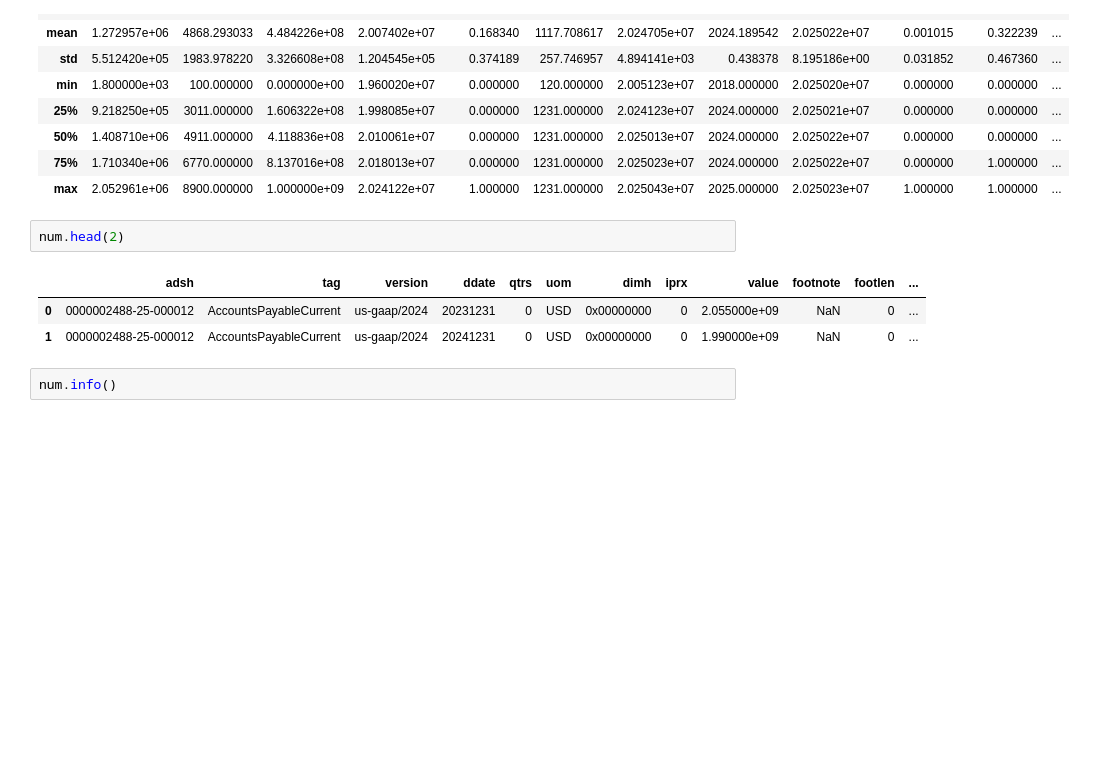
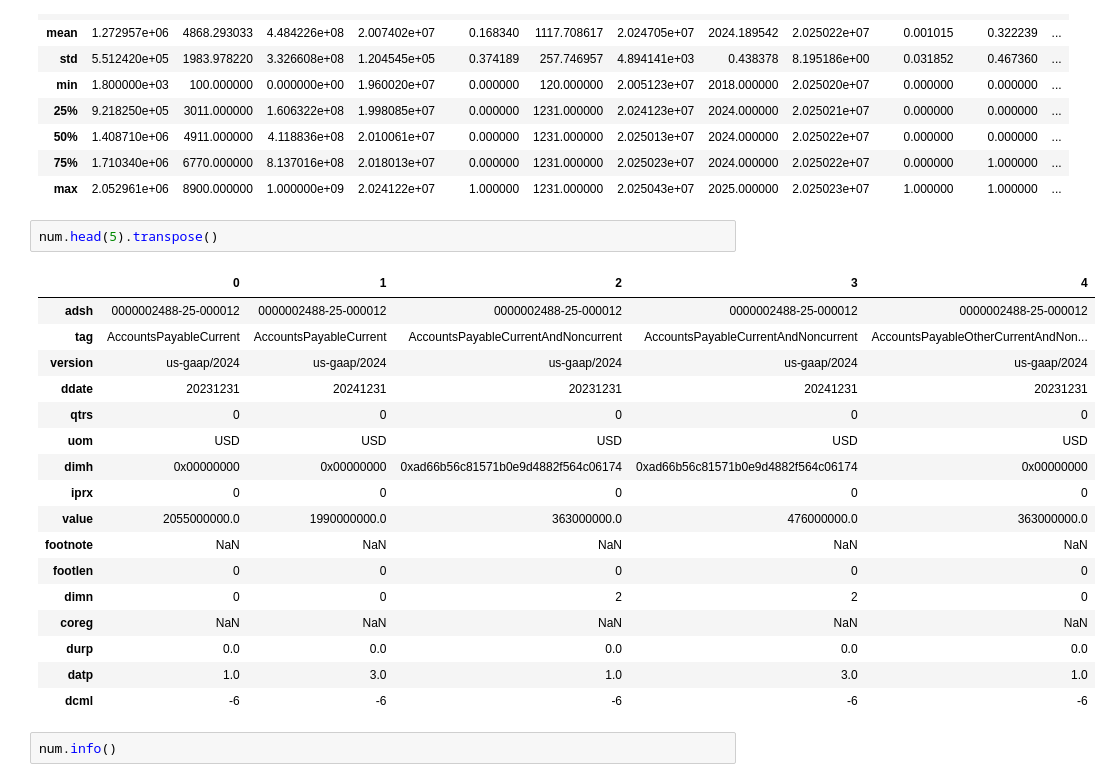
Before and after one commit to NataliaStekolnikova/credit-analysis-dashboard, a Jupyter notebook: notebooks/extracting-financial-10-k-reports-via-sec-edgar-db.ipynb, the cells around one changed output. Saved outputs shown, nothing was run; the diff lists cells and outputs as text; blank space fills up the shorter version.

```diff
--- a/notebooks/extracting-financial-10-k-reports-via-sec-edgar-db.ipynb
+++ b/notebooks/extracting-financial-10-k-reports-via-sec-edgar-db.ipynb
@@ -175,11 +175,25 @@ sub.describe()
 | 75% | 1.710340e+06 | 6770.000000 | 8.137016e+08 | 2.018013e+07 | 0.000000 | 1231.000000 | 2.025023e+07 | 2024.000000 | 2.025022e+07 | 0.000000 | 1.000000 | ... |
 | max | 2.052961e+06 | 8900.000000 | 1.000000e+09 | 2.024122e+07 | 1.000000 | 1231.000000 | 2.025043e+07 | 2025.000000 | 2.025023e+07 | 1.000000 | 1.000000 | ... |
 # %%
-num.head(2)
+num.head(5).transpose()
 # %% [output]
-|  | adsh | tag | version | ddate | qtrs | uom | dimh | iprx | value | footnote | footlen | ... |
-| 0 | 0000002488-25-000012 | AccountsPayableCurrent | us-gaap/2024 | 20231231 | 0 | USD | 0x00000000 | 0 | 2.055000e+09 | NaN | 0 | ... |
-| 1 | 0000002488-25-000012 | AccountsPayableCurrent | us-gaap/2024 | 20241231 | 0 | USD | 0x00000000 | 0 | 1.990000e+09 | NaN | 0 | ... |
+|  | 0 | 1 | 2 | 3 | 4 |
+| adsh | 0000002488-25-000012 | 0000002488-25-000012 | 0000002488-25-000012 | 0000002488-25-000012 | 0000002488-25-000012 |
+| tag | AccountsPayableCurrent | AccountsPayableCurrent | AccountsPayableCurrentAndNoncurrent | AccountsPayableCurrentAndNoncurrent | AccountsPayableOtherCurrentAndNon... |
+| version | us-gaap/2024 | us-gaap/2024 | us-gaap/2024 | us-gaap/2024 | us-gaap/2024 |
+| ddate | 20231231 | 20241231 | 20231231 | 20241231 | 20231231 |
+| qtrs | 0 | 0 | 0 | 0 | 0 |
+| uom | USD | USD | USD | USD | USD |
+| dimh | 0x00000000 | 0x00000000 | 0xad66b56c81571b0e9d4882f564c06174 | 0xad66b56c81571b0e9d4882f564c06174 | 0x00000000 |
+| iprx | 0 | 0 | 0 | 0 | 0 |
+| value | 2055000000.0 | 1990000000.0 | 363000000.0 | 476000000.0 | 363000000.0 |
+| footnote | NaN | NaN | NaN | NaN | NaN |
+| footlen | 0 | 0 | 0 | 0 | 0 |
+| dimn | 0 | 0 | 2 | 2 | 0 |
+| coreg | NaN | NaN | NaN | NaN | NaN |
+| durp | 0.0 | 0.0 | 0.0 | 0.0 | 0.0 |
+| datp | 1.0 | 3.0 | 1.0 | 3.0 | 1.0 |
+| dcml | -6 | -6 | -6 | -6 | -6 |
 # %%
 num.info()
 # %% [output]
```
Also changed, not shown: parts of 21 cells of this notebook, 2 other files.
